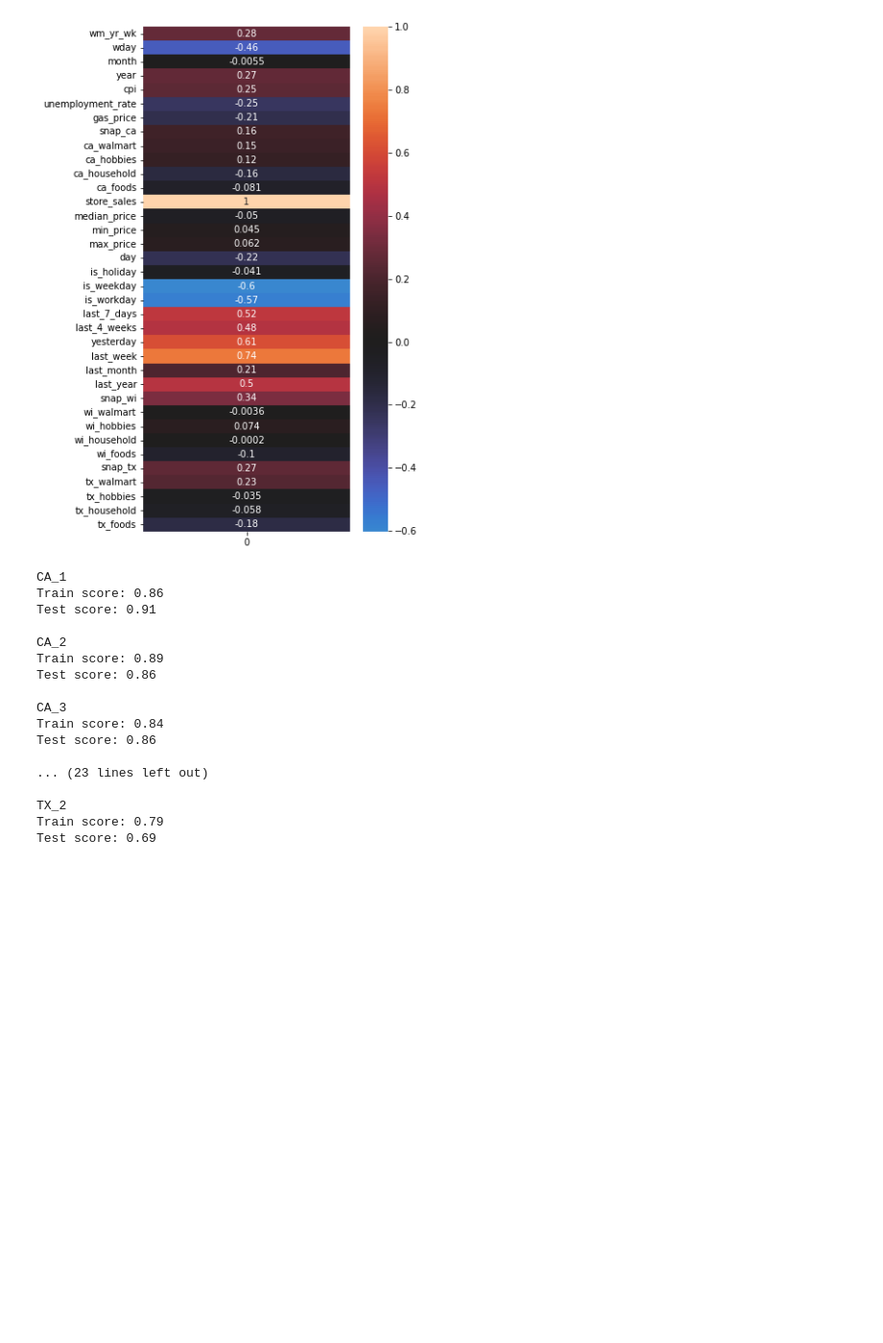
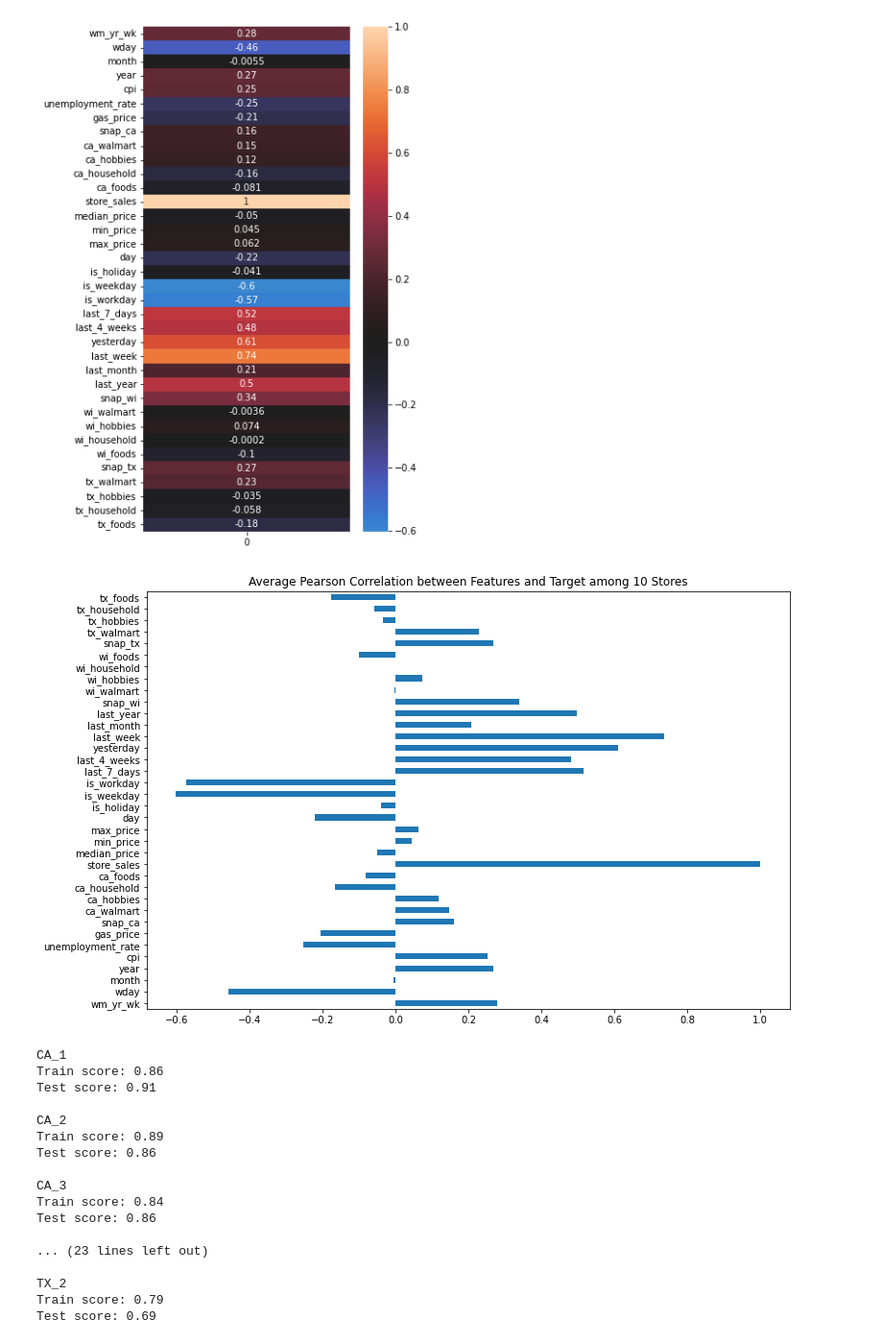
Before and after one commit to ngkhiem97/Walmart-Strategic-Sales-Forecasting, a Jupyter notebook: notebooks/linear_regression_notebook.ipynb, the cells around one changed output. Shown at 96% size. Drawn from its saved outputs; the diff is of its cells as text; code cells hidden in the pictures; blank space fills up the shorter version.

Commit message:
Adds feature correlation visualization to linear regression notebook

```diff
--- a/notebooks/linear_regression_notebook.ipynb
+++ b/notebooks/linear_regression_notebook.ipynb
@@ -81,6 +81,10 @@ f, ax = plt.subplots(figsize=(5, 10))
 ax = sns.heatmap(average_corr, center=0, annot=True)
 # %% [output]
 [figure]
+# %%
+ax = average_corr.plot(kind='barh', legend=False, figsize=(12, 8), title='Average Pearson Correlation between Features and Target among 10 Stores')
+# %% [output]
+[figure, added]
 # %%
 # What are some of the least correlated features? (avg. corr. < 0.10)
 features_to_drop = ['month', 'median_price', 'min_price', 'max_price', 'is_holiday']
```
